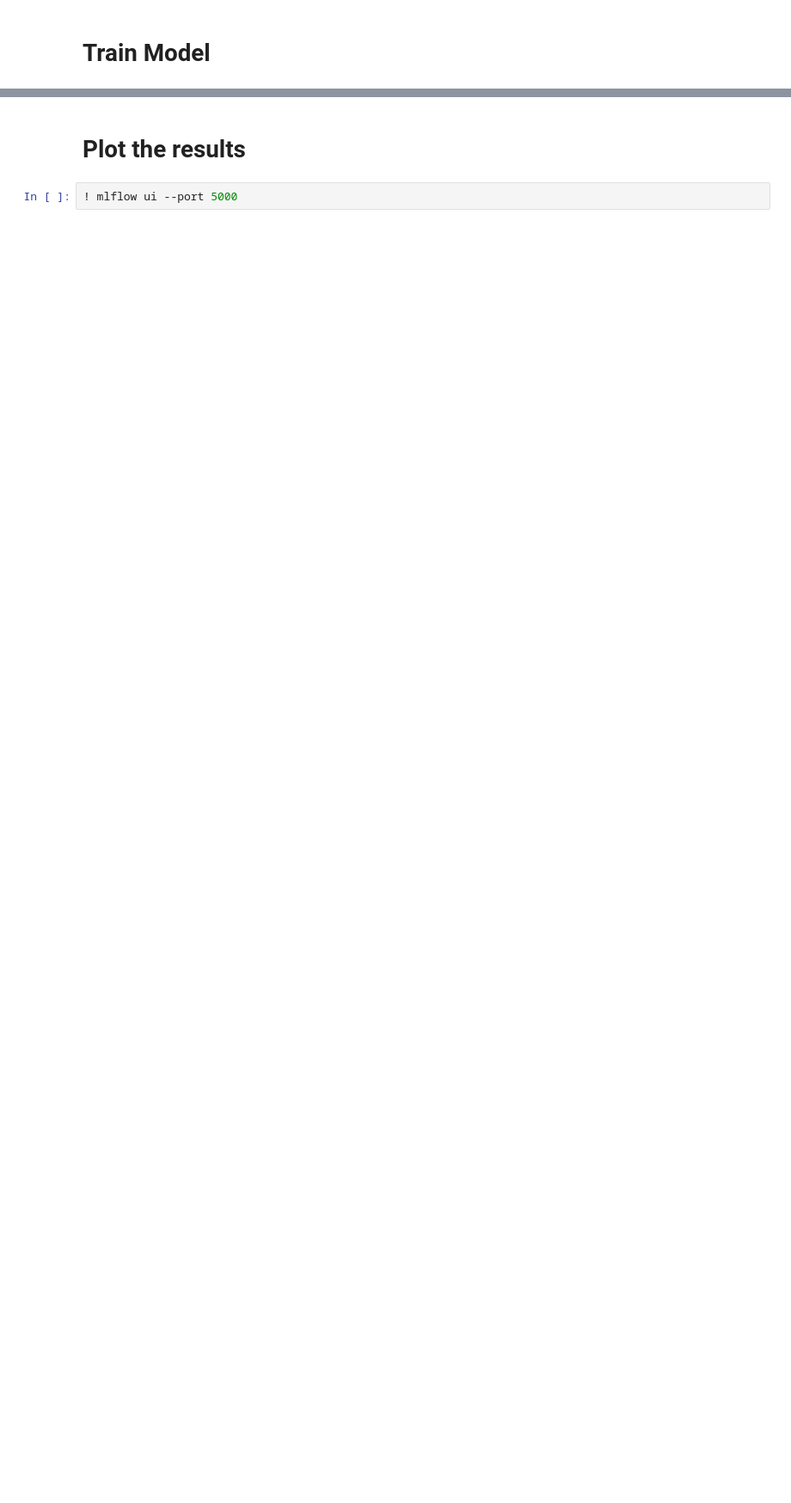
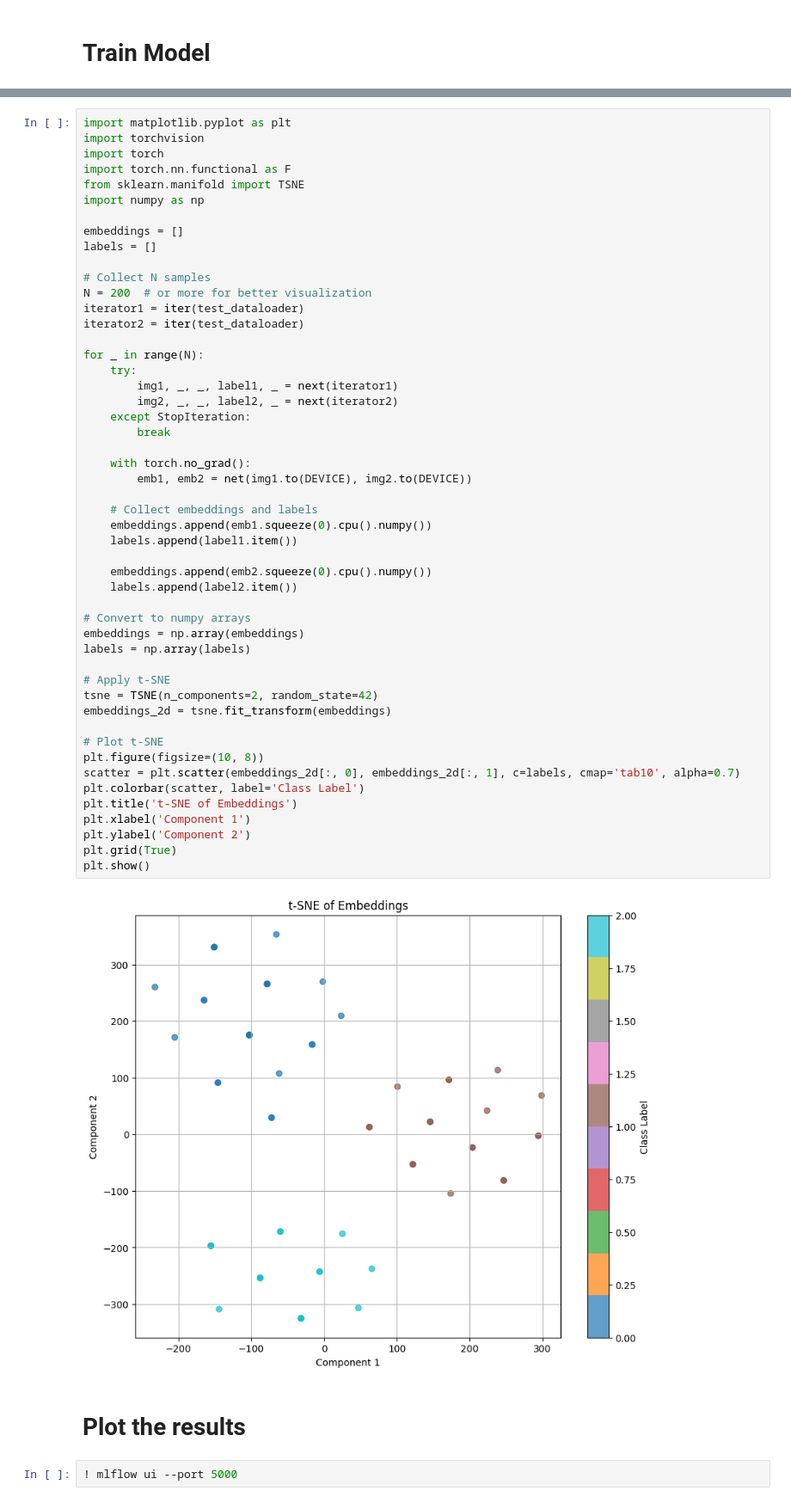
Before and after one commit to armanniaruhi/RAML, a Jupyter notebook: main.ipynb, the cells around one changed output, grey strips where cells are left out. Shown at 86% size. Saved outputs shown, nothing was run; the diff lists cells and outputs as text; blank space fills up the shorter version.

```diff
--- a/main.ipynb
+++ b/main.ipynb
@@ -92,3 +215,55 @@ best_params = study.best_params
+# %%
+import matplotlib.pyplot as plt
+import torchvision
+import torch
+import torch.nn.functional as F
+from sklearn.manifold import TSNE
+import numpy as np
+
+embeddings = []
+labels = []
+
+# Collect N samples
+N = 200  # or more for better visualization
+iterator1 = iter(test_dataloader)
+iterator2 = iter(test_dataloader)
+
+for _ in range(N):
+    try:
+        img1, _, _, label1, _ = next(iterator1)
+        img2, _, _, label2, _ = next(iterator2)
+    except StopIteration:
+        break
+
+    with torch.no_grad():
+        emb1, emb2 = net(img1.to(DEVICE), img2.to(DEVICE))
+
+    # Collect embeddings and labels
+    embeddings.append(emb1.squeeze(0).cpu().numpy())
+    labels.append(label1.item())
+
+    embeddings.append(emb2.squeeze(0).cpu().numpy())
+    labels.append(label2.item())
+
+# Convert to numpy arrays
+embeddings = np.array(embeddings)
+labels = np.array(labels)
+
+# Apply t-SNE
+tsne = TSNE(n_components=2, random_state=42)
+embeddings_2d = tsne.fit_transform(embeddings)
+
+# Plot t-SNE
+plt.figure(figsize=(10, 8))
+scatter = plt.scatter(embeddings_2d[:, 0], embeddings_2d[:, 1], c=labels, cmap='tab10', alpha=0.7)
+plt.colorbar(scatter, label='Class Label')
+plt.title('t-SNE of Embeddings')
+plt.xlabel('Component 1')
+plt.ylabel('Component 2')
+plt.grid(True)
+plt.show()
+# %% [output]
+[figure, added]
 # %% [markdown]
 # Plot the results
 # %%
```
Also changed, not shown: parts of 17 cells of this notebook, 4 other files.
